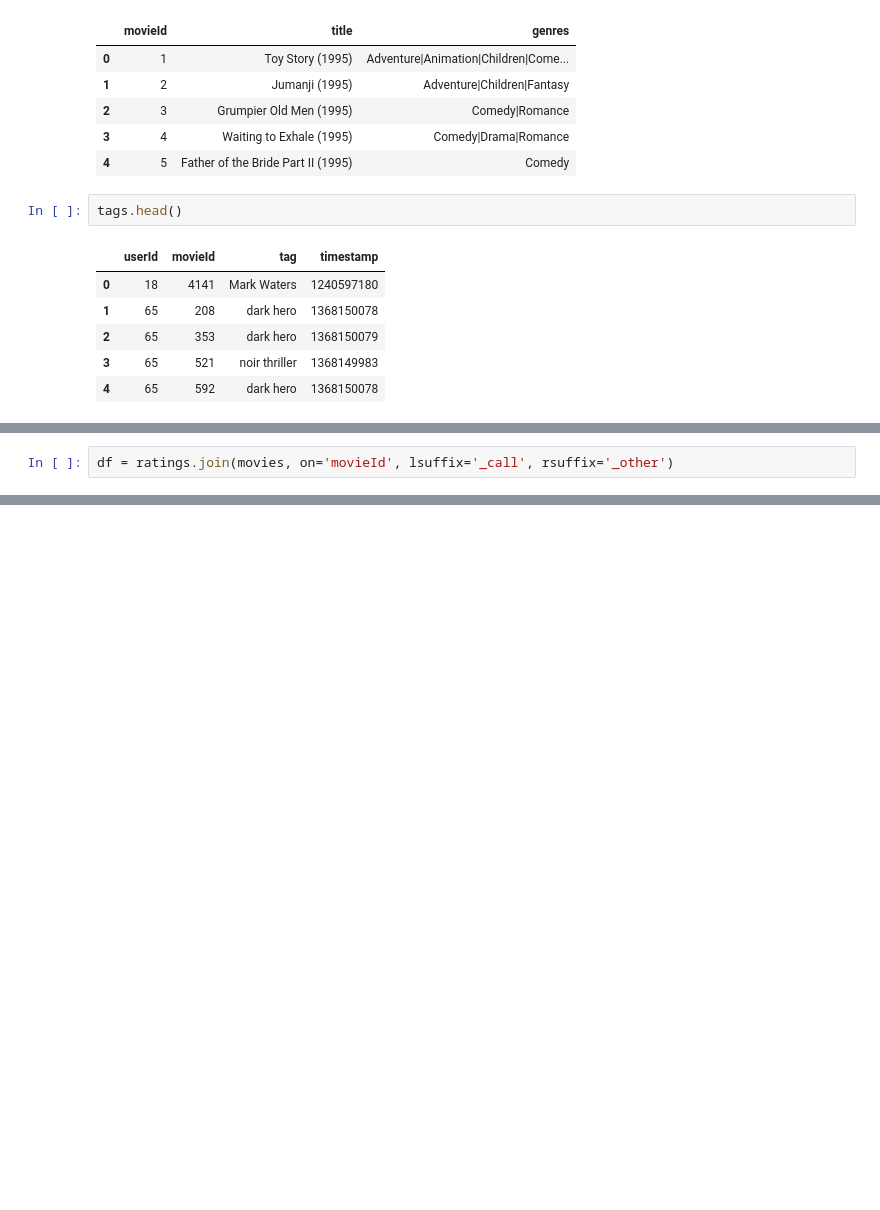
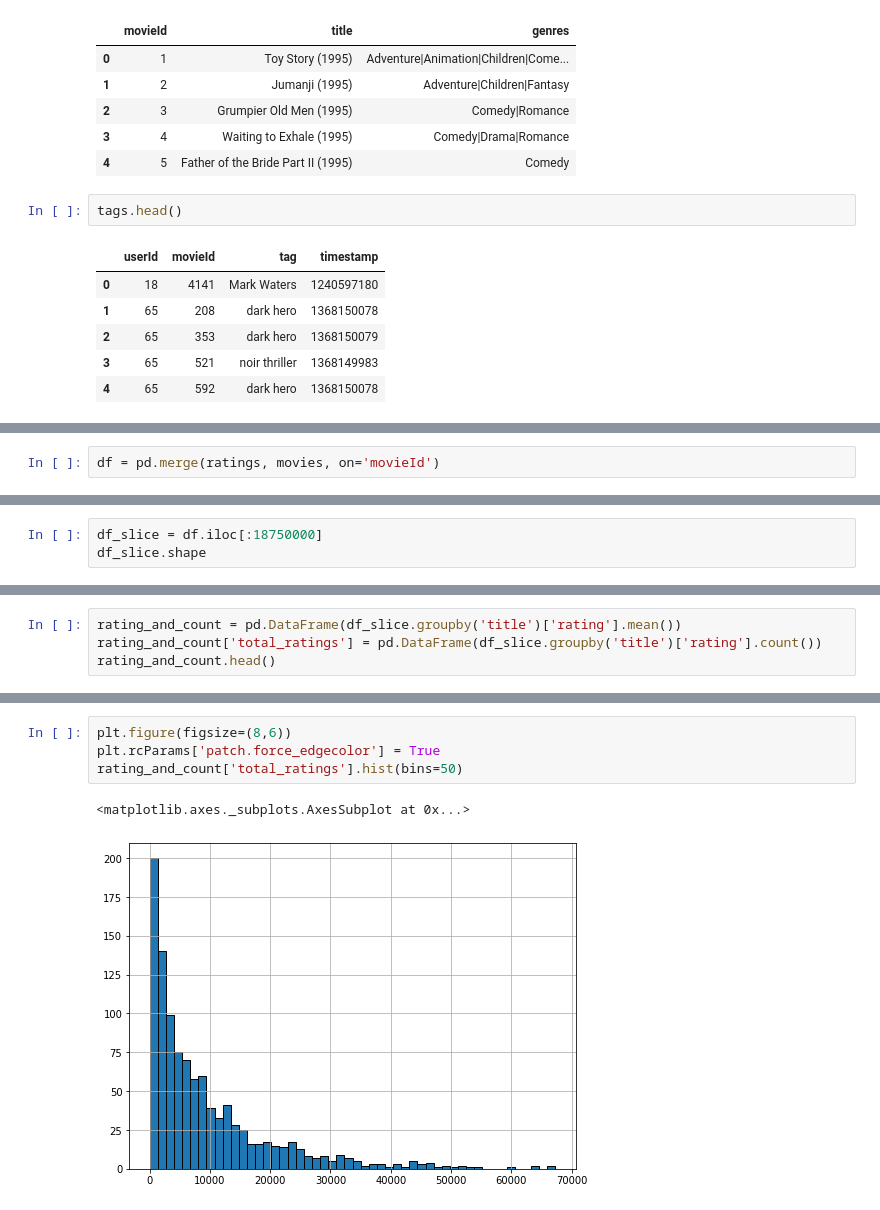
Before and after one commit to mjdacs/data612, a Jupyter notebook: project_2/eda.ipynb, the cells around one changed output, grey strips where cells are left out. Saved outputs shown, nothing was run; the diff lists cells and outputs as text; blank space fills up the shorter version.

```diff
--- a/project_2/eda.ipynb
+++ b/project_2/eda.ipynb
@@ -42,2 +52,2 @@ print(ratings.shape, movies.shape, tags.shape)
 # %%
-df = ratings.join(movies, on='movieId', lsuffix='_call', rsuffix='_other')
+df = pd.merge(ratings, movies, on='movieId')
@@ -73,0 +54,3 @@ df.head(3)
+# %%
+df_slice = df.iloc[:18750000]
+df_slice.shape
@@ -73,0 +99,4 @@ df.head(3)
+# %%
+rating_and_count = pd.DataFrame(df_slice.groupby('title')['rating'].mean())
+rating_and_count['total_ratings'] = pd.DataFrame(df_slice.groupby('title')['rating'].count())
+rating_and_count.head()
@@ -73,0 +111,7 @@ df.head(3)
+# %%
+plt.figure(figsize=(8,6))
+plt.rcParams['patch.force_edgecolor'] = True
+rating_and_count['total_ratings'].hist(bins=50)
+# %% [output]
+<matplotlib.axes._subplots.AxesSubplot at 0x...>
+[figure, added]
```
Also changed, not shown: parts of 18 cells of this notebook, 1 other file.
